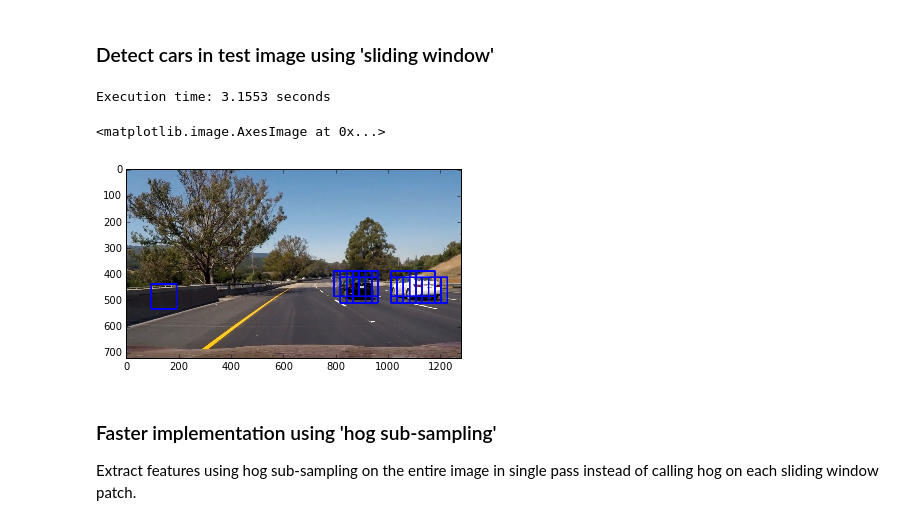
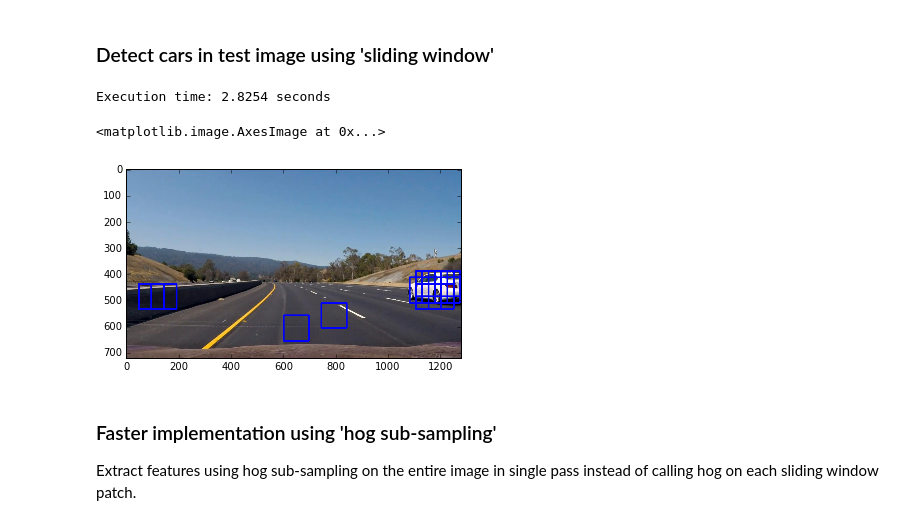
Before and after one commit to allen8r/sdc-vehicle-detection-tracking, a Jupyter notebook: detect-cars.ipynb, the cells around one changed output. Drawn from its saved outputs; the diff is of its cells as text; code cells hidden in the pictures.

```diff
--- a/detect-cars.ipynb
+++ b/detect-cars.ipynb
@@ -292,37 +294,37 @@ Prediction on Test image  [ 0.]
 ### Detect cars in test image using 'sliding window'
 # %%
 # Using sliding window, extracting hog features per window
-test_img = mpimg.imread('./test_images/test6.jpg')
-#test_img = mpimg.imread('./test_images/proj_vid_frame8.jpg')
+#test_img = mpimg.imread('./test_images/test6.jpg')
+test_img = mpimg.imread('./test_images/proj_vid_frame8.jpg')
 draw_image = np.copy(test_img)
 
 t = time.time()
 
 # Uncomment the following line if you extracted training
 # data from .png images (scaled 0 to 1 by mpimg) and the
 # image you are searching is a .jpg (scaled 0 to 255)
 #image = image.astype(np.float32)/255
 
 windows = slide_window(test_img, x_start_stop=[None, None], y_start_stop=y_start_stop,
                     xy_window=(96, 96), xy_overlap=(0.75, 0.75))
 
 hot_windows = search_windows(test_img, windows, svc, X_scaler, color_space=color_space,
                         spatial_size=spatial_size, hist_bins=hist_bins,
                         orient=orient, pix_per_cell=pix_per_cell,
                         cell_per_block=cell_per_block,
                         hog_channel=hog_channel, spatial_feat=spatial_feat,
                         hist_feat=hist_feat, hog_feat=hog_feat)
 
 window_img = draw_boxes(draw_image, hot_windows, color=(0, 0, 255), thick=6)
 
 t2 = time.time()
 print('Execution time: {} seconds'.format(round(t2-t, 4)))
 
 plt.imshow(window_img)
 # %% [output]
-Execution time: 3.1553 seconds
+Execution time: 2.8254 seconds
 <matplotlib.image.AxesImage at 0x...>
-[figure, old version]
+[figure, new version]
 # %% [markdown]
 ### Faster implementation using 'hog sub-sampling'
 
```
Also changed, not shown: parts of 16 cells of this notebook, 4 other files.
